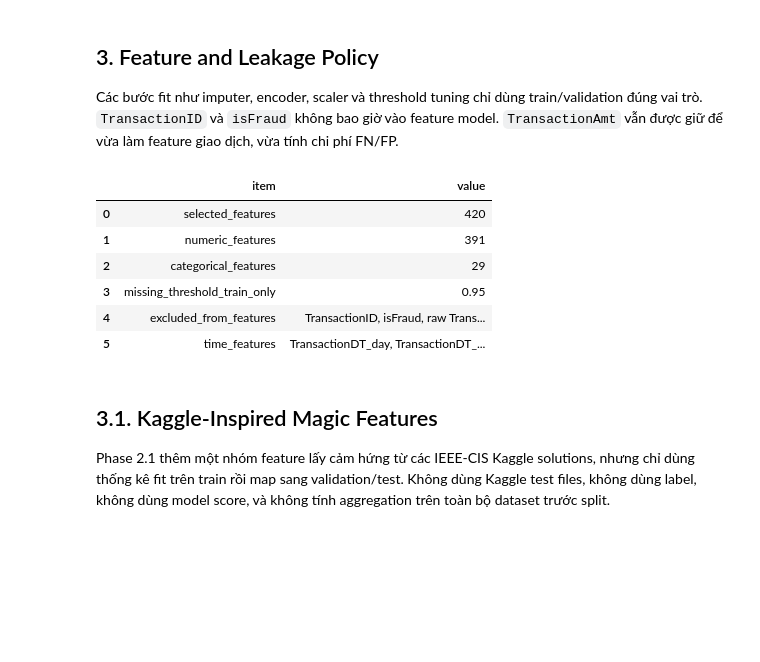
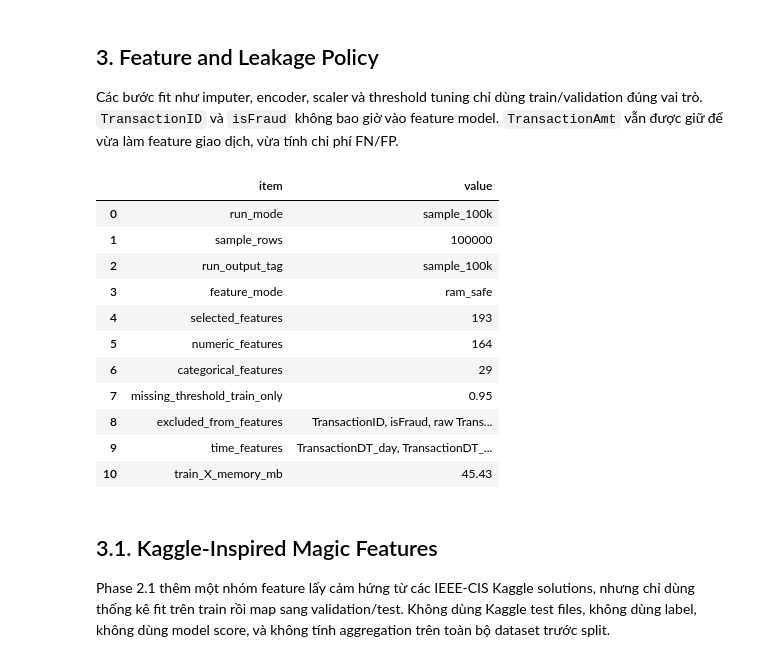
Before and after one commit to Vannhiluis-1310/LLM-Assisted_Cost-Sensitive, a Jupyter notebook: notebooks/02_baselines_cost_metrics.ipynb, the cells around one changed output. Cells and saved outputs as stored; diff of their text form; code cells hidden in the pictures; blank space fills up the shorter version.

```diff
--- a/notebooks/02_baselines_cost_metrics.ipynb
+++ b/notebooks/02_baselines_cost_metrics.ipynb
@@ -456,11 +627,10 @@ def add_time_features(df):
     out["TransactionDT_day"] = np.floor(out["TransactionDT"] / seconds_per_day).astype("int32")
     out["TransactionDT_hour"] = np.floor((out["TransactionDT"] % seconds_per_day) / 3600).astype("int16")
     out["TransactionDT_weekday_proxy"] = (out["TransactionDT_day"] % 7).astype("int16")
-    return out
+    return optimize_dtypes(out)
 
 
-def select_feature_columns(train, missing_threshold=0.95):
-    train_features = add_time_features(train)
+def select_feature_columns(train_features, missing_threshold=0.95):
     excluded = {"TransactionID", "isFraud", "TransactionDT"}
     candidates = [col for col in train_features.columns if col not in excluded]
     missing_ratio = train_features[candidates].isna().mean()
@@ -470,50 +640,63 @@ def select_feature_columns(train, missing_threshold=0.95):
     if "TransactionAmt" not in keep and "TransactionAmt" in train_features.columns:
         keep.append("TransactionAmt")
 
-    # Keep deterministic order from the dataframe.
     keep_set = set(keep)
     return [col for col in train_features.columns if col in keep_set]
 
 
-feature_columns = select_feature_columns(train_df, missing_threshold=MISSING_THRESHOLD)
+train_with_time = add_time_features(train_df)
+feature_columns = select_feature_columns(train_with_time, missing_threshold=MISSING_THRESHOLD)
 
-train_X = add_time_features(train_df)[feature_columns]
-validation_X = add_time_features(validation_df)[feature_columns]
-test_X = add_time_features(test_df)[feature_columns]
+train_X = train_with_time.loc[:, feature_columns].copy()
+validation_X = add_time_features(validation_df).loc[:, feature_columns].copy()
+test_X = add_time_features(test_df).loc[:, feature_columns].copy()
+del train_with_time
+gc.collect()
 
 y_train = train_df["isFraud"].astype(int).to_numpy()
 y_validation = validation_df["isFraud"].astype(int).to_numpy()
 y_test = test_df["isFraud"].astype(int).to_numpy()
 
 amount_train = train_df["TransactionAmt"].fillna(0).astype(float).to_numpy()
 amount_validation = validation_df["TransactionAmt"].fillna(0).astype(float).to_numpy()
 amount_test = test_df["TransactionAmt"].fillna(0).astype(float).to_numpy()
 
 numeric_features = [col for col in feature_columns if pd.api.types.is_numeric_dtype(train_X[col])]
 categorical_features = [col for col in feature_columns if col not in numeric_features]
 
 feature_policy = pd.DataFrame([
+    {"item": "run_mode", "value": RUN_MODE},
+    {"item": "sample_rows", "value": SAMPLE_ROWS_LABEL},
+    {"item": "run_output_tag", "value": RUN_OUTPUT_TAG},
+    {"item": "feature_mode", "value": FEATURE_MODE},
     {"item": "selected_features", "value": len(feature_columns)},
     {"item": "numeric_features", "value": len(numeric_features)},
     {"item": "categorical_features", "value": len(categorical_features)},
     {"item": "missing_threshold_train_only", "value": MISSING_THRESHOLD},
     {"item": "excluded_from_features", "value": "TransactionID, isFraud, raw TransactionDT"},
     {"item": "time_features", "value": "TransactionDT_day, TransactionDT_hour, TransactionDT_weekday_proxy"},
+    {"item": "train_X_memory_mb", "value": round(dataframe_memory_mb(train_X), 2)},
 ])
 
 display(feature_policy)
 feature_policy.to_csv(RESULTS_DIR / "phase2_feature_policy.csv", index=False)
+feature_policy.to_csv(RESULTS_DIR / f"phase2_feature_policy_{RUN_OUTPUT_TAG}.csv", index=False)
 
 if len(np.unique(y_train)) < 2:
     raise ValueError("Train split has only one class. Increase SAMPLE_ROWS or use the full dataset.")
 # %% [output]
 |  | item | value |
-| 0 | selected_features | 420 |
-| 1 | numeric_features | 391 |
-| 2 | categorical_features | 29 |
-| 3 | missing_threshold_train_only | 0.95 |
-| 4 | excluded_from_features | TransactionID, isFraud, raw Trans... |
-| 5 | time_features | TransactionDT_day, TransactionDT_... |
+| 0 | run_mode | sample_100k |
+| 1 | sample_rows | 100000 |
+| 2 | run_output_tag | sample_100k |
+| 3 | feature_mode | ram_safe |
+| 4 | selected_features | 193 |
+| 5 | numeric_features | 164 |
+| 6 | categorical_features | 29 |
+| 7 | missing_threshold_train_only | 0.95 |
+| 8 | excluded_from_features | TransactionID, isFraud, raw Trans... |
+| 9 | time_features | TransactionDT_day, TransactionDT_... |
+| 10 | train_X_memory_mb | 45.43 |
 # %% [markdown]
 ## 3.1. Kaggle-Inspired Magic Features
 
```
Also changed, not shown: parts of 9 cells of this notebook, 35 other files.
